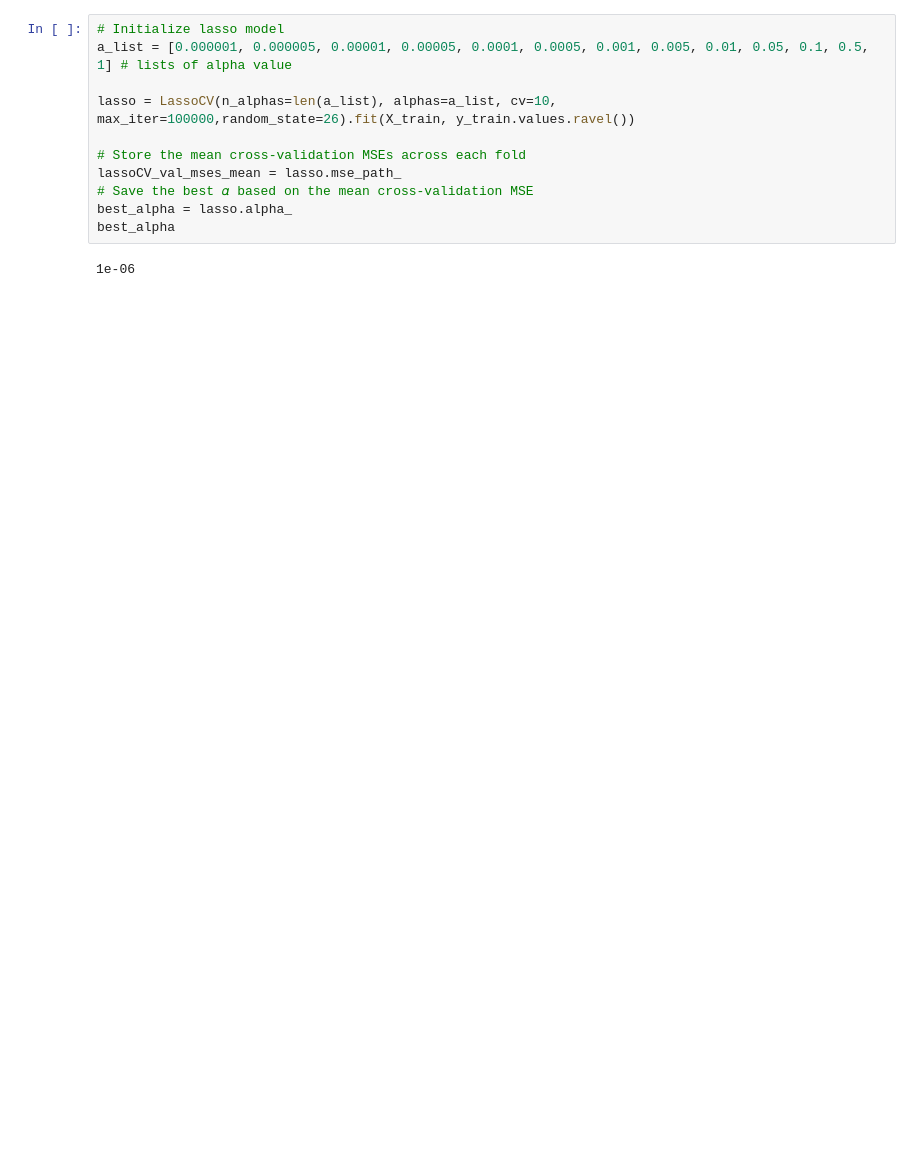
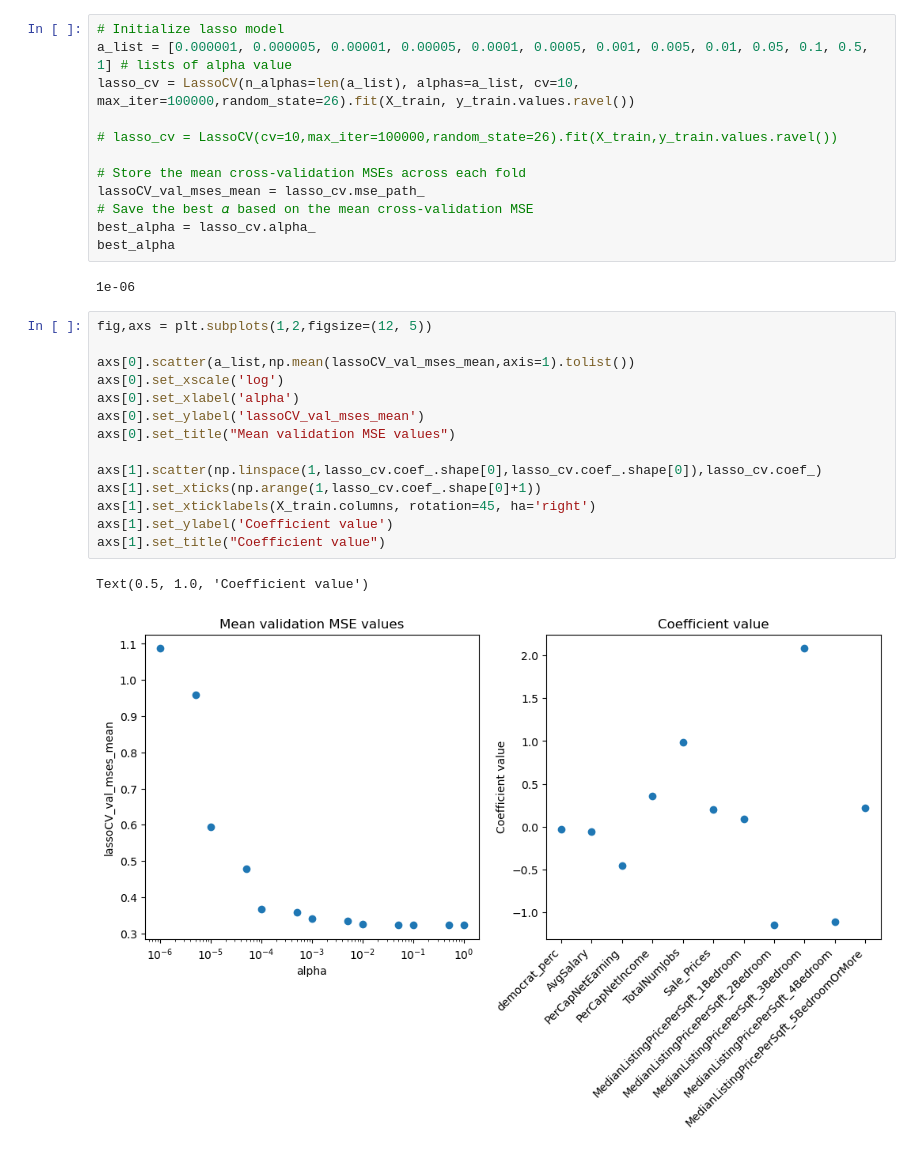
Before and after one commit to RenhaoL/CS109A_AC209A_Fall22_final_project, a Jupyter notebook: src/SL_Linear regression.ipynb, the cells around one changed output. Saved outputs shown, nothing was run; the diff lists cells and outputs as text; blank space fills up the shorter version.

```diff
--- a/src/SL_Linear regression.ipynb
+++ b/src/SL_Linear regression.ipynb
@@ -36,13 +50,31 @@ X_train.head()
 # %%
 # Initialize lasso model
 a_list = [0.000001, 0.000005, 0.00001, 0.00005, 0.0001, 0.0005, 0.001, 0.005, 0.01, 0.05, 0.1, 0.5, 1] # lists of alpha value
+lasso_cv = LassoCV(n_alphas=len(a_list), alphas=a_list, cv=10, max_iter=100000,random_state=26).fit(X_train, y_train.values.ravel())
 
-lasso = LassoCV(n_alphas=len(a_list), alphas=a_list, cv=10, max_iter=100000,random_state=26).fit(X_train, y_train.values.ravel())
+# lasso_cv = LassoCV(cv=10,max_iter=100000,random_state=26).fit(X_train,y_train.values.ravel())
 
 # Store the mean cross-validation MSEs across each fold
-lassoCV_val_mses_mean = lasso.mse_path_
+lassoCV_val_mses_mean = lasso_cv.mse_path_
 # Save the best 𝛼 based on the mean cross-validation MSE
-best_alpha = lasso.alpha_
+best_alpha = lasso_cv.alpha_
 best_alpha
 # %% [output]
 1e-06
+# %%
+fig,axs = plt.subplots(1,2,figsize=(12, 5))
+
+axs[0].scatter(a_list,np.mean(lassoCV_val_mses_mean,axis=1).tolist())
+axs[0].set_xscale('log')
+axs[0].set_xlabel('alpha')
+axs[0].set_ylabel('lassoCV_val_mses_mean')
+axs[0].set_title("Mean validation MSE values")
+
+axs[1].scatter(np.linspace(1,lasso_cv.coef_.shape[0],lasso_cv.coef_.shape[0]),lasso_cv.coef_)
+axs[1].set_xticks(np.arange(1,lasso_cv.coef_.shape[0]+1))
+axs[1].set_xticklabels(X_train.columns, rotation=45, ha='right')
+axs[1].set_ylabel('Coefficient value')
+axs[1].set_title("Coefficient value")
+# %% [output]
+Text(0.5, 1.0, 'Coefficient value')
+[figure, added]
```
Also changed, not shown: parts of 24 cells of this notebook.
